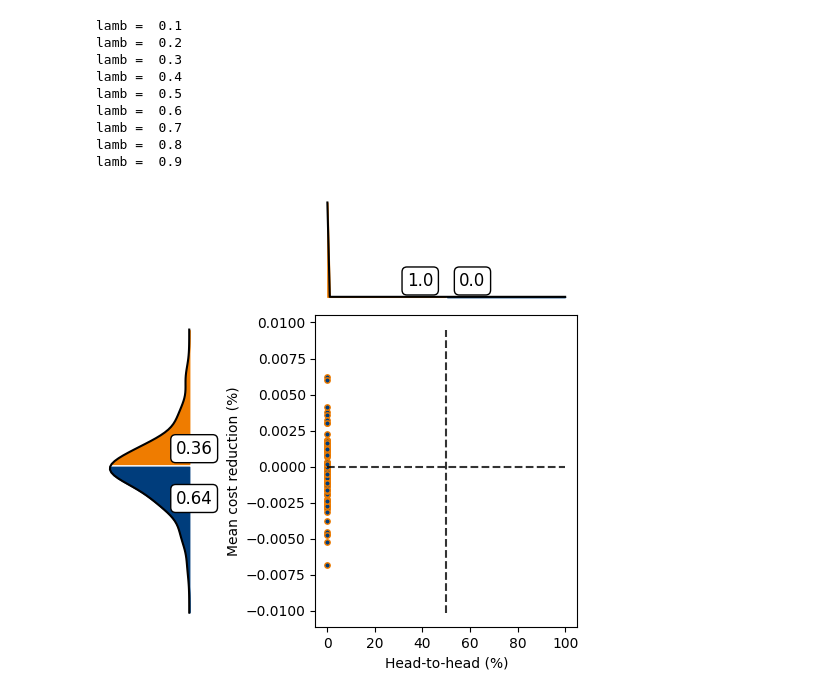
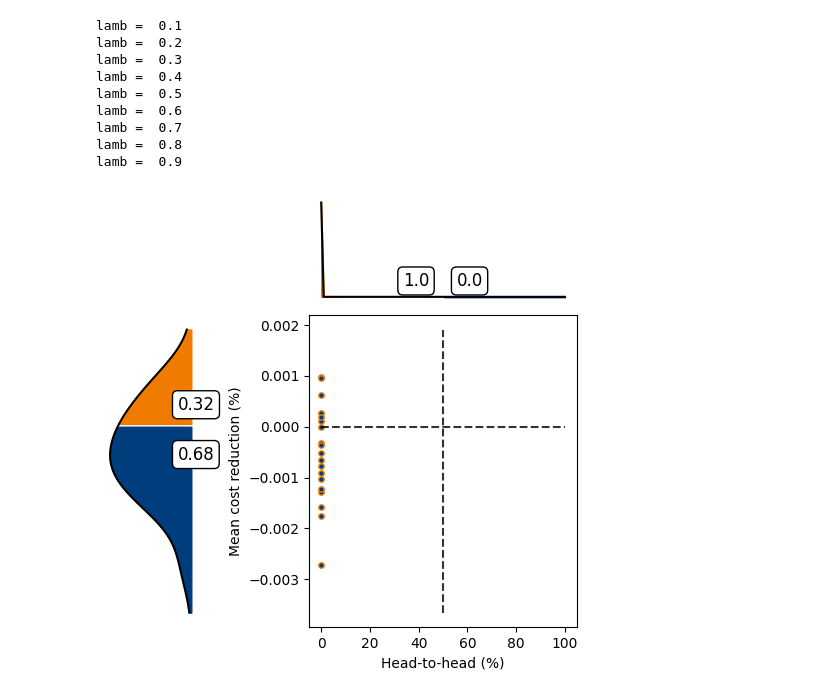
Before and after one commit to xunzhang-sjtu/Decision_Driven_Regularization, a Jupyter notebook: ShortestPath/Test_Main.ipynb, the cells around one changed output. Saved outputs shown, nothing was run; the diff lists cells and outputs as text; code cells hidden in the pictures.

```diff
--- a/ShortestPath/Test_Main.ipynb
+++ b/ShortestPath/Test_Main.ipynb
@@ -22,7 +22,7 @@ grid = (5,5) # grid size
 num_train = 50 # number of training data
 num_feat = 5 # size of feature
 num_test = 1000
-deg = 1.2 # polynomial degree
+deg = 0.8 # polynomial degree
 e = 10 # scale of normal std or the range of uniform. For the error term
 
 lower = 0 # coef lower bound
@@ -61,7 +61,7 @@ def Prepare_Data(DataPath,lower, upper, p, d, coef_seed,seed_all,num_test, num_t
         pathlib.Path(DataPath_seed).mkdir(parents=True, exist_ok=True)
         # #  ****** Data generation *********
         x_test_all[seed], c_test_all[seed], x_train_all[seed], c_train_all[seed], W_star_all[seed] = data_gen.generate_samples(seed,DataPath_seed,p, d, num_test, num_train, alpha, W_star, mis, thres = 10,
-                                version = data_generation_process, x_dist = 'normal', e_dist = 'normal', x_low = 0, x_up = 2, x_mean = 2, x_var = 0.25, bump = 100)
+                                version = data_generation_process, x_dist = 'normal', e_dist = 'normal', x_low = 0, x_up = 2, x_mean = 2, x_var = 0.025, bump = 100)
         # print()
     return x_test_all, c_test_all, x_train_all, c_train_all, W_star_all
 # %% [markdown]
@@ -214,7 +205,7 @@ def obtain_DDR_out_of_sample_performance(mu,lamb_all,num_nodes,x_train,c_train,x
     return regret_arr,cost_DDR
 # %%
 num_nodes = grid[0]*grid[0]
-mu = 0.9
+mu = 0.8
 lamb_all = np.round(np.arange(0.1,1.0,0.1),2)
 regret_all = {}; cost_DDR_all = {}
 for seed in seed_all:
@@ -279,7 +272,6 @@ def cross_compare2plus(c_item, c_base, c_oracle):
     regret_reduction = (np.nanmean(c_base) - np.nanmean(c_item))/np.abs(np.nanmean(c_base) - np.nanmean(c_oracle))
     return lbel, win_ratio, regret_reduction
 # %%
-mu = 0.9
 H2H_DDR_vs_OLS_all = {}; regret_reduction_DDR_vs_OLS_all = {}
 for lamb in lamb_all:
     H2H_DDR_vs_OLS_arr = np.zeros(len(seed_all)); regret_reduction_DDR_vs_OLS_arr = np.zeros(len(seed_all))
@@ -300,10 +292,9 @@ lamb =  0.7
 lamb =  0.8
 lamb =  0.9
 # %%
-mu = 0.9
-lamb = 0.5
+lamb = 0.1
 import Figures
 Figures.figure_plot_upleft(H2H_DDR_vs_OLS_all[mu,lamb], regret_reduction_DDR_vs_OLS_all[mu,lamb], "", size = (5, 5), move = [-0.12, 0.04, 0.35, 0.55],
                     ysame = 0, yrange = [6,6], sublabel = '', ypio = 0)
 # %% [output]
-[figure, old version]
+[figure, new version]
```
Also changed, not shown: parts of 5 cells of this notebook, 2 other files.
